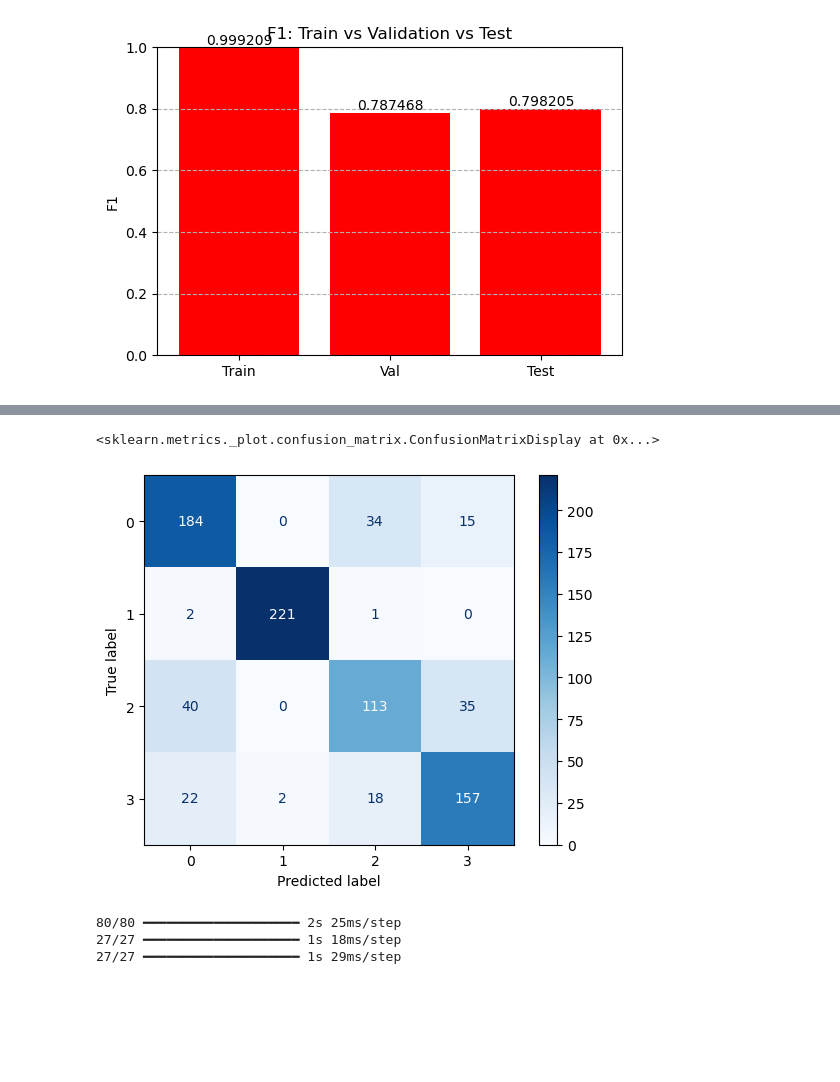
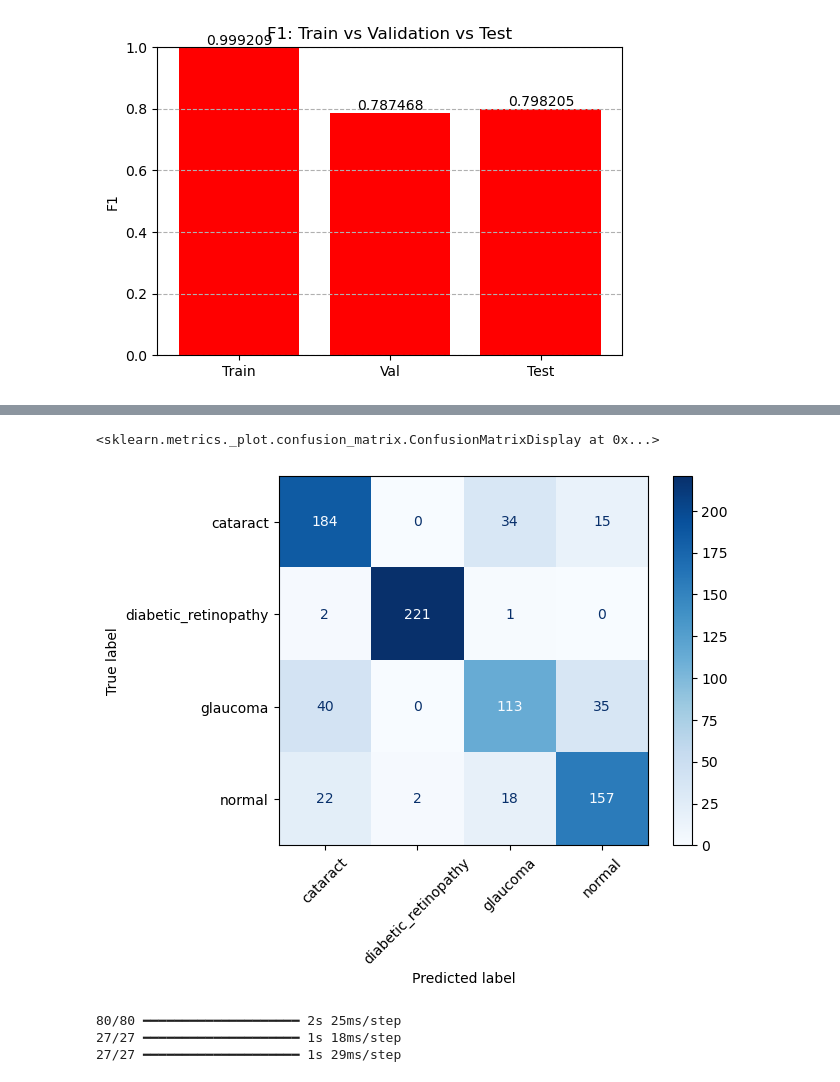
Before and after one commit to ropas5/eye_diseases_classification_trabajo_DL, a Jupyter notebook: notebooks/modelo_3.ipynb, the cells around one changed output, grey strips where cells are left out. Saved outputs shown, nothing was run; the diff lists cells and outputs as text; code cells hidden in the pictures; blank space fills up the shorter version.

```diff
--- a/notebooks/modelo_3.ipynb
+++ b/notebooks/modelo_3.ipynb
@@ -160,5 +160,7 @@ y_true = np.argmax(y_test, axis=1)
 y_pred = np.argmax(model.predict(X_test), axis=1)
 
 cm = confusion_matrix(y_true, y_pred)
-ConfusionMatrixDisplay(cm).plot(cmap="Blues")
+ConfusionMatrixDisplay(cm,
+                    display_labels= ["cataract", "diabetic_retinopathy", "glaucoma", "normal"]
+                    ).plot(cmap="Blues", xticks_rotation= 45.0)
 # %% [output]
@@ -166,5 +168,5 @@ ConfusionMatrixDisplay(cm).plot(cmap="Blues")
 <sklearn.metrics._plot.confusion_matrix.ConfusionMatrixDisplay at 0x...>
-[figure, old version]
+[figure, new version]
 # %%
 import numpy as np
 import pandas as pd
```
Also changed, not shown: parts of 1 cell of this notebook.
